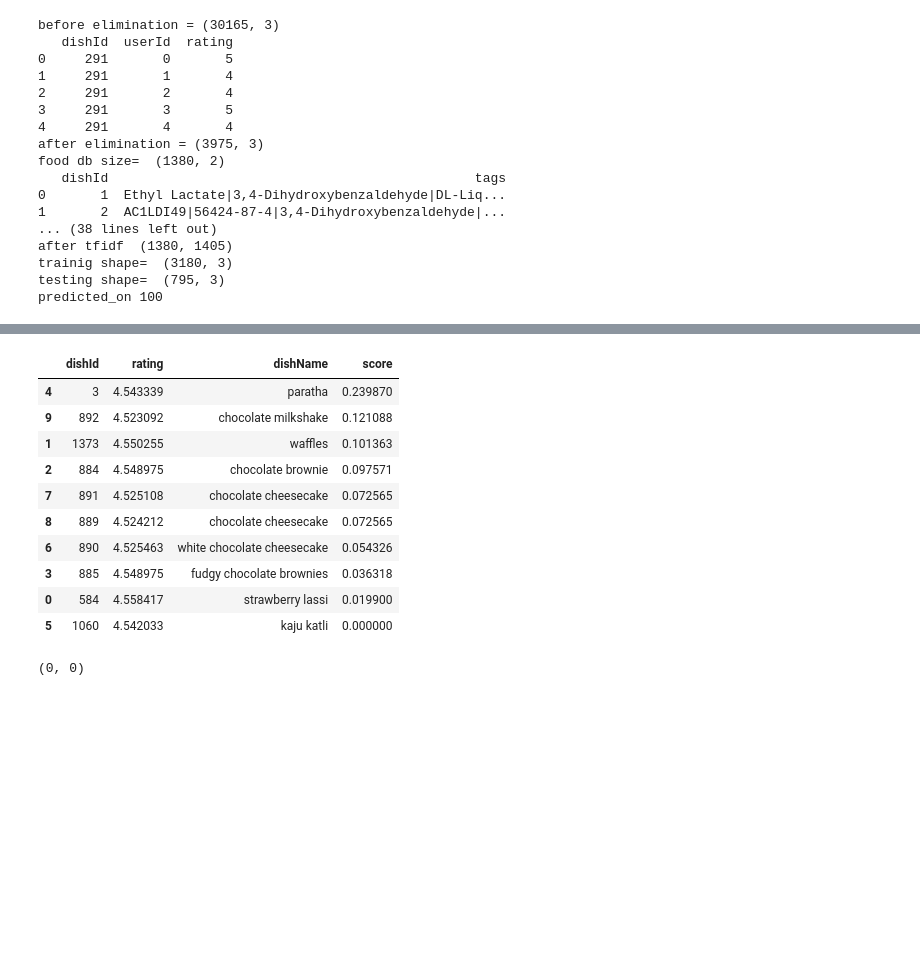
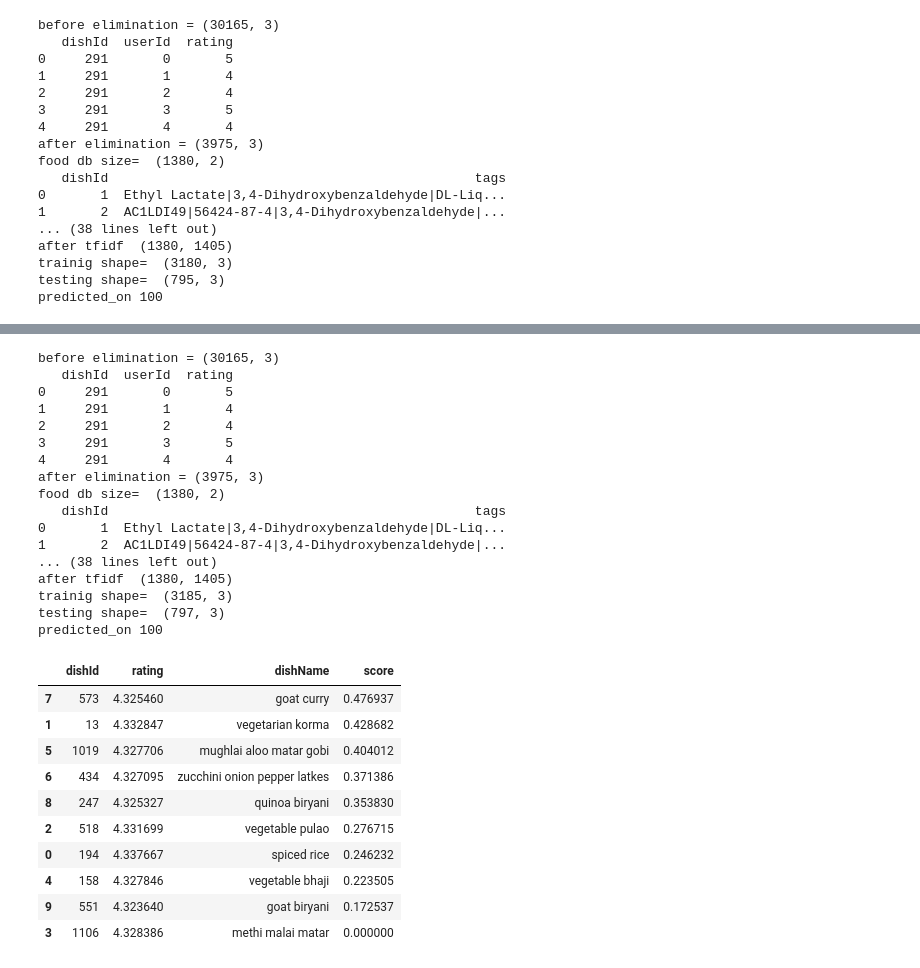
Before and after one commit to SKsaqlain/Flavour-Enhanced-Food-Recommendation, a Jupyter notebook: demo/DemoCBRS.ipynb, the cells around one changed output, grey strips where cells are left out. Saved outputs shown, nothing was run; the diff lists cells and outputs as text; code cells hidden in the pictures; blank space fills up the shorter version.

```diff
--- a/demo/DemoCBRS.ipynb
+++ b/demo/DemoCBRS.ipynb
@@ -596,14 +575,0 @@ sortedDf=sortedDf.sort_values(by='score',ascending=False)
-# %%
-sortedDf
-# %% [output]
-|  | dishId | rating | dishName | score |
-| 4 | 3 | 4.543339 | paratha | 0.239870 |
-| 9 | 892 | 4.523092 | chocolate milkshake | 0.121088 |
-| 1 | 1373 | 4.550255 | waffles | 0.101363 |
-| 2 | 884 | 4.548975 | chocolate brownie | 0.097571 |
-| 7 | 891 | 4.525108 | chocolate cheesecake | 0.072565 |
-| 8 | 889 | 4.524212 | chocolate cheesecake | 0.072565 |
-| 6 | 890 | 4.525463 | white chocolate cheesecake | 0.054326 |
-| 3 | 885 | 4.548975 | fudgy chocolate brownies | 0.036318 |
-| 0 | 584 | 4.558417 | strawberry lassi | 0.019900 |
-| 5 | 1060 | 4.542033 | kaju katli | 0.000000 |
@@ -856,5 +576,32 @@ def append_to_data(self,data, profile, predict_on):
-# %%
-df=pd.DataFrame()
-df.shape
-# %% [output]
-(0, 0)
+# %%
+x=json.dumps({"3":"3","892":"4","1373":"3","884":"4","891":"5","890":"5","584":"3"})
+model.recommendDishes(profile=x)
+# %% [output]
+before elimination = (30165, 3)
+   dishId  userId  rating
+0     291       0       5
+1     291       1       4
+2     291       2       4
+3     291       3       5
+4     291       4       4
+after elimination = (3975, 3)
+food db size=  (1380, 2)
+   dishId                                               tags
+0       1  Ethyl Lactate|3,4-Dihydroxybenzaldehyde|DL-Liq...
+1       2  AC1LDI49|56424-87-4|3,4-Dihydroxybenzaldehyde|...
+... (38 lines left out)
+after tfidf  (1380, 1405)
+trainig shape=  (3185, 3)
+testing shape=  (797, 3)
+predicted_on 100
+|  | dishId | rating | dishName | score |
+| 7 | 573 | 4.325460 | goat curry | 0.476937 |
+| 1 | 13 | 4.332847 | vegetarian korma | 0.428682 |
+| 5 | 1019 | 4.327706 | mughlai aloo matar gobi | 0.404012 |
+| 6 | 434 | 4.327095 | zucchini onion pepper latkes | 0.371386 |
+| 8 | 247 | 4.325327 | quinoa biryani | 0.353830 |
+| 2 | 518 | 4.331699 | vegetable pulao | 0.276715 |
+| 0 | 194 | 4.337667 | spiced rice | 0.246232 |
+| 4 | 158 | 4.327846 | vegetable bhaji | 0.223505 |
+| 9 | 551 | 4.323640 | goat biryani | 0.172537 |
+| 3 | 1106 | 4.328386 | methi malai matar | 0.000000 |
```
Also changed, not shown: parts of 9 cells of this notebook.
